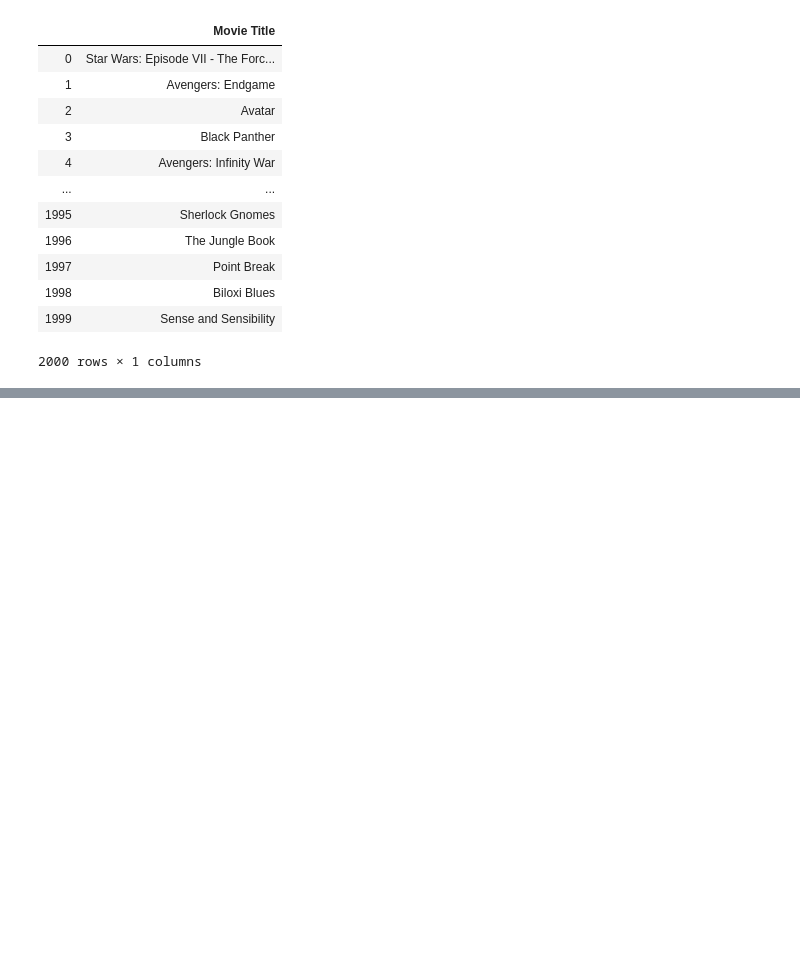
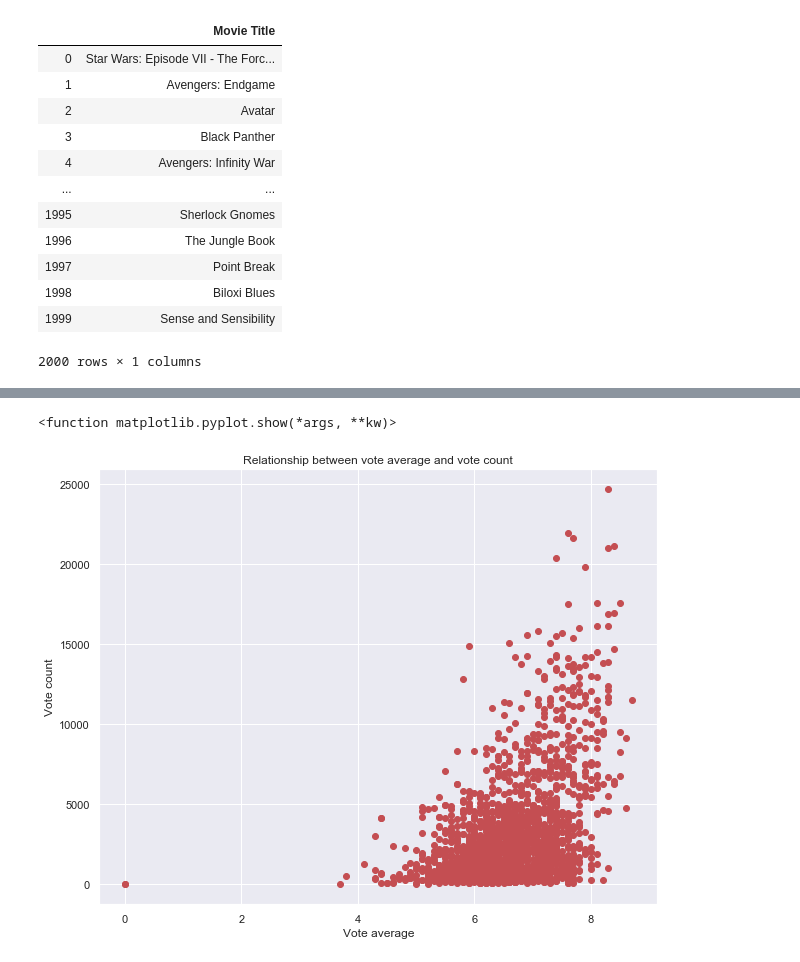
Before and after one commit to samraykhman/mod1mediaproject, a Jupyter notebook: Collection of Revenues.ipynb, the cells around one changed output, grey strips where cells are left out. Cells and saved outputs as stored; diff of their text form; code cells hidden in the pictures; blank space fills up the shorter version.

```diff
--- a/Collection of Revenues.ipynb
+++ b/Collection of Revenues.ipynb
@@ -169,0 +288,10 @@ r_open_wknd = dict(zip(list_of_rmovies, list_of_rrevenue))
+# %%
+fig, ax=plt.subplots(figsize=(10,8))
+ax.scatter(df['vote_average'], df['vote_count'], color='r')
+ax.set_xlabel('Vote average')
+ax.set_ylabel('Vote count')
+ax.set_title('Relationship between vote average and vote count')
+plt.show
+# %% [output]
+<function matplotlib.pyplot.show(*args, **kw)>
+[figure, added]
```
Also changed, not shown: parts of 32 cells of this notebook.
